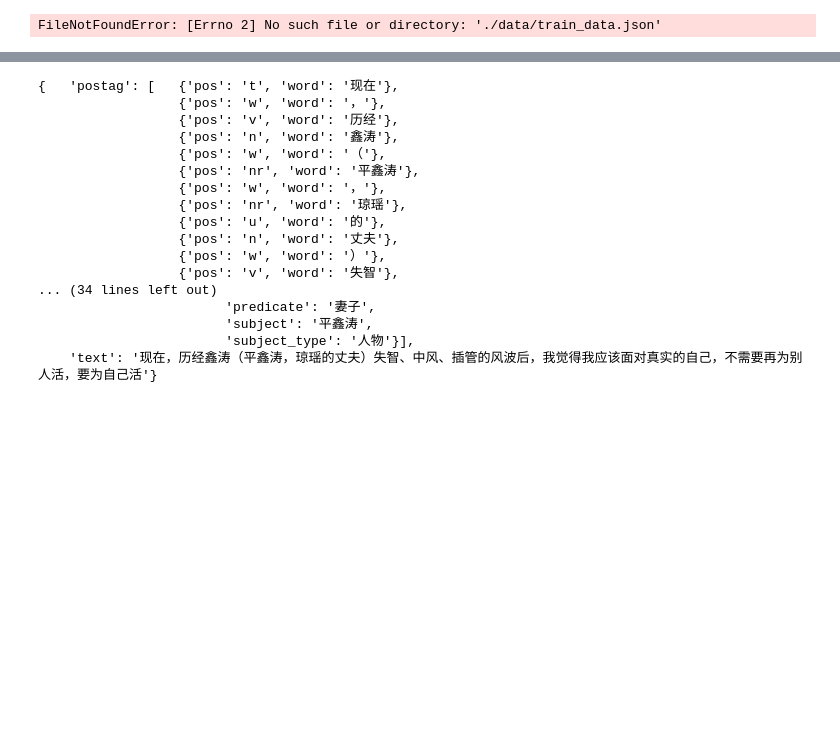
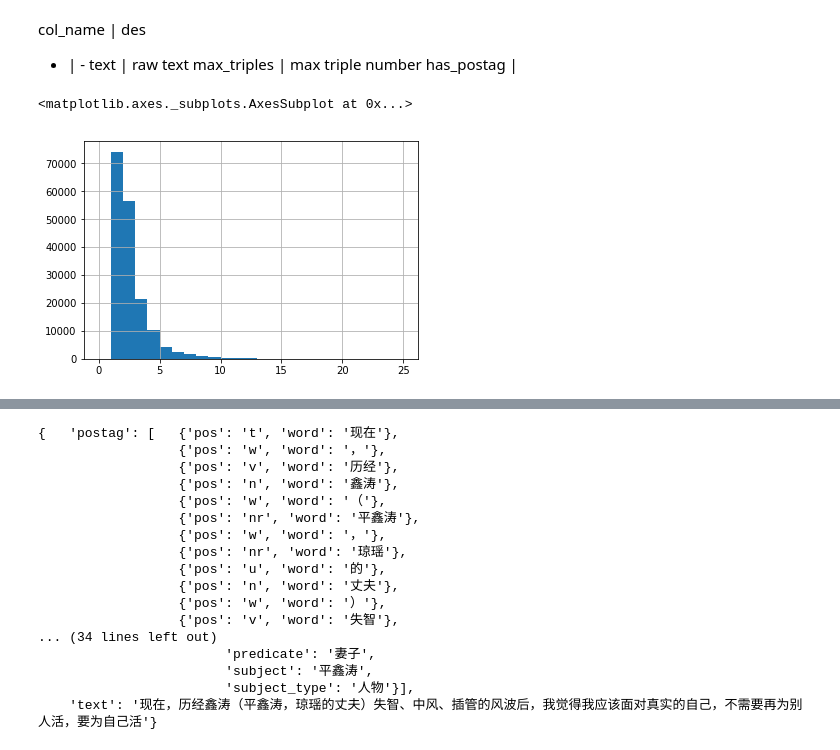
Before and after one commit to WyAzx/ie, a Jupyter notebook: scripts/exp01.ipynb, the cells around one changed output, grey strips where cells are left out. Drawn from its saved outputs; the diff is of its cells as text; code cells hidden in the pictures; blank space fills up the shorter version.

```diff
--- a/scripts/exp01.ipynb
+++ b/scripts/exp01.ipynb
@@ -2,7 +2,7 @@
 import numpy as np
 import json
 # %%
-train_path = './data/train_data.json'
+train_path = '../data/train_data.json'
 dev_path = '../data/dev_data.json'
 schema_path = '../data/all_50_schemas'
 # %%
@@ -10,5 +10,20 @@ train = []
 with open(train_path, 'r', encoding='utf8') as f:
     for line in f:
         train.append(json.loads(line.strip()))
-# %% [output]
-FileNotFoundError: [Errno 2] No such file or directory: './data/train_data.json'
+# %% [markdown]
+col_name | des
+- | -
+text | raw text
+max_triples | max triple number
+has_postag |
+# %%
+text = []
+num_triples = []
+has_postag = []
+for sample in train:
+    text_ = sample['text']
+    num_triples_ = len(sample['spo_list'])
+    has_postag_ = (len(sample['postag']) > 0)
+    text.append(text_)
+    num_triples.append(num_triples_)
+    has_postag.append(has_postag_)
@@ -14,0 +32,8 @@ FileNotFoundError: [Errno 2] No such file or directory: './data/train_data.json'
+# %%
+train_df = pd.DataFrame(data={'text': text, 'num_triple': num_triples, 'has_postag': has_postag})
+# %%
+# 三元组个数分布
+train_df['num_triple'].hist(bins=25)
+# %% [output]
+<matplotlib.axes._subplots.AxesSubplot at 0x...>
+[figure, added]
```
Also changed, not shown: parts of 18 cells of this notebook, 4 other files.
